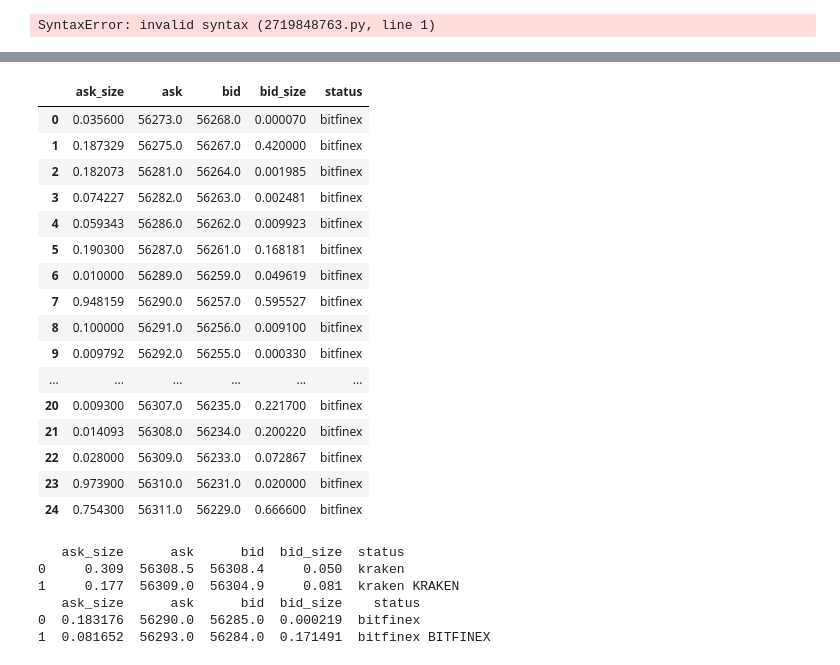
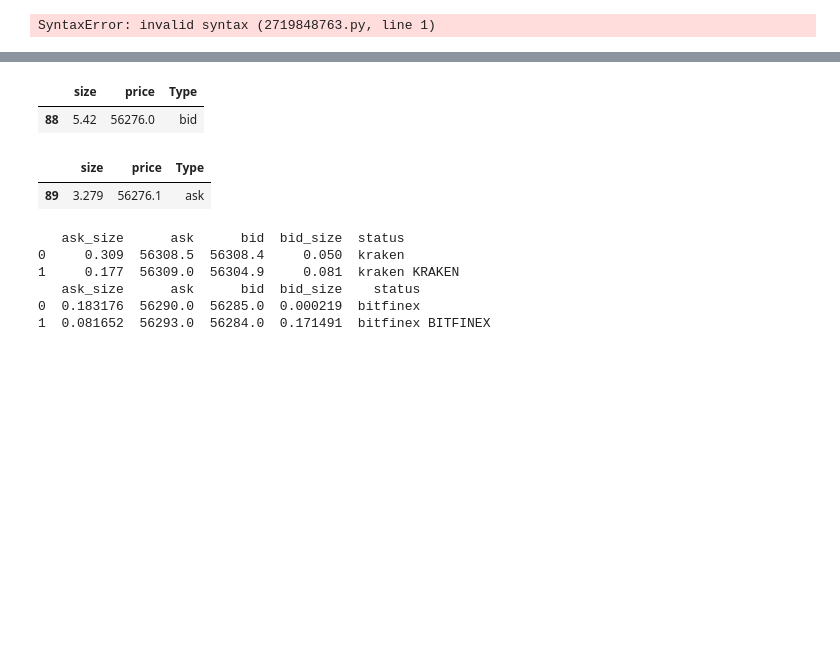
Before and after one commit to douglasparism/XEMM, a Jupyter notebook: NB_NS.ipynb, the cells around one changed output, grey strips where cells are left out. Saved outputs shown, nothing was run; the diff lists cells and outputs as text; code cells hidden in the pictures; blank space fills up the shorter version.

```diff
--- a/NB_NS.ipynb
+++ b/NB_NS.ipynb
@@ -139 +140,34 @@ Al momento
+# %%
+ob_data = pd.read_json('files/orderbooks_ray.json', orient='values', typ='series')
+exchanges = ["kraken", "bitfinex"]
+symbol = 'BTC/EUR'
+expected_volume = 0
+# %%
+ex_O = pd.DataFrame(ob_data[exchanges[0]]['2021-11-24T15:16:31.432Z'])
+ex_D = pd.DataFrame(ob_data[exchanges[1]]['2021-11-24T15:16:31.432Z'])
+# %%
+spread = 25
+Mid_price_origin = round((min(ex_O.ask)+max(ex_O.bid))/2,6)
+PLimit_Repl_max = Mid_price_origin * (1+spread/10000)
+PLimit_Repl_min = Mid_price_origin * (1-spread/10000)
+
+ex_D_ask = ex_D.loc[:,'ask_size':'ask'].copy()
+ex_D_ask.columns = ['size', 'price']
+ex_D_ask['Type'] = 'ask'
+ex_D_bid = ex_D[['bid_size','bid']].copy()
+ex_D_bid.columns = ['size', 'price']
+ex_D_bid['Type'] = 'bid'
+ex_D_final = pd.concat([ex_D_ask,ex_D_bid]).sort_values('price')
+ex_D_final.reset_index(inplace=True, drop=True)
+
+ex_O_ask = ex_O[ex_O.ask<=PLimit_Repl_max].loc[:,'ask_size':'ask'].copy() #limitamos por los bps a replicar
+ex_O_ask.columns = ['size', 'price']
+ex_O_ask = ex_O_ask[~ex_O_ask.price.isin([ex_D_ask.price])] #no copiaremos los precios donde ya hay volumen
+ex_O_ask['Type'] = 'ask'
+ex_O_bid = ex_O[ex_O.bid>=PLimit_Repl_min][['bid_size','bid']].copy()#limitamos por los bps a replicar
+ex_O_bid.columns = ['size', 'price']
+ex_O_bid = ex_O_bid[~ex_O_bid.price.isin([ex_D_bid.price])] #no copiaremos los precios donde ya hay volumen
+ex_O_bid['Type'] = 'bid'
+ex_O_final = pd.concat([ex_O_ask,ex_O_bid]).sort_values('price')
+ex_O_final.reset_index(inplace=True, drop=True)
 # %%
@@ -160,21 +193,14 @@ kraken.head(20)
 # %%
-bitfinex = dict_to_df('bitfinex','2021-11-24T15:16:31.432Z' , orderbooks_data)
-bitfinex
+bid_example = ex_O_final[ex_O_final['Type'] =='bid']
+bid_example = bid_example[bid_example['price'] == bid_example['price'].max()]
+
+ask_example = ex_O_final[ex_O_final['Type'] =='ask']
+ask_example = ask_example[ask_example['price'] == ask_example['price'].min()]
+
+display(bid_example)
+display(ask_example)
 # %% [output]
-|  | ask_size | ask | bid | bid_size | status |
-| 0 | 0.035600 | 56273.0 | 56268.0 | 0.000070 | bitfinex |
-| 1 | 0.187329 | 56275.0 | 56267.0 | 0.420000 | bitfinex |
-| 2 | 0.182073 | 56281.0 | 56264.0 | 0.001985 | bitfinex |
-| 3 | 0.074227 | 56282.0 | 56263.0 | 0.002481 | bitfinex |
-| 4 | 0.059343 | 56286.0 | 56262.0 | 0.009923 | bitfinex |
-| 5 | 0.190300 | 56287.0 | 56261.0 | 0.168181 | bitfinex |
-| 6 | 0.010000 | 56289.0 | 56259.0 | 0.049619 | bitfinex |
-| 7 | 0.948159 | 56290.0 | 56257.0 | 0.595527 | bitfinex |
-| 8 | 0.100000 | 56291.0 | 56256.0 | 0.009100 | bitfinex |
-| 9 | 0.009792 | 56292.0 | 56255.0 | 0.000330 | bitfinex |
-| ... | ... | ... | ... | ... | ... |
-| 20 | 0.009300 | 56307.0 | 56235.0 | 0.221700 | bitfinex |
-| 21 | 0.014093 | 56308.0 | 56234.0 | 0.200220 | bitfinex |
-| 22 | 0.028000 | 56309.0 | 56233.0 | 0.072867 | bitfinex |
-| 23 | 0.973900 | 56310.0 | 56231.0 | 0.020000 | bitfinex |
-| 24 | 0.754300 | 56311.0 | 56229.0 | 0.666600 | bitfinex |
+|  | size | price | Type |
+| 88 | 5.42 | 56276.0 | bid |
+|  | size | price | Type |
+| 89 | 3.279 | 56276.1 | ask |
```
Also changed, not shown: parts of 10 cells of this notebook, 2 other files.
